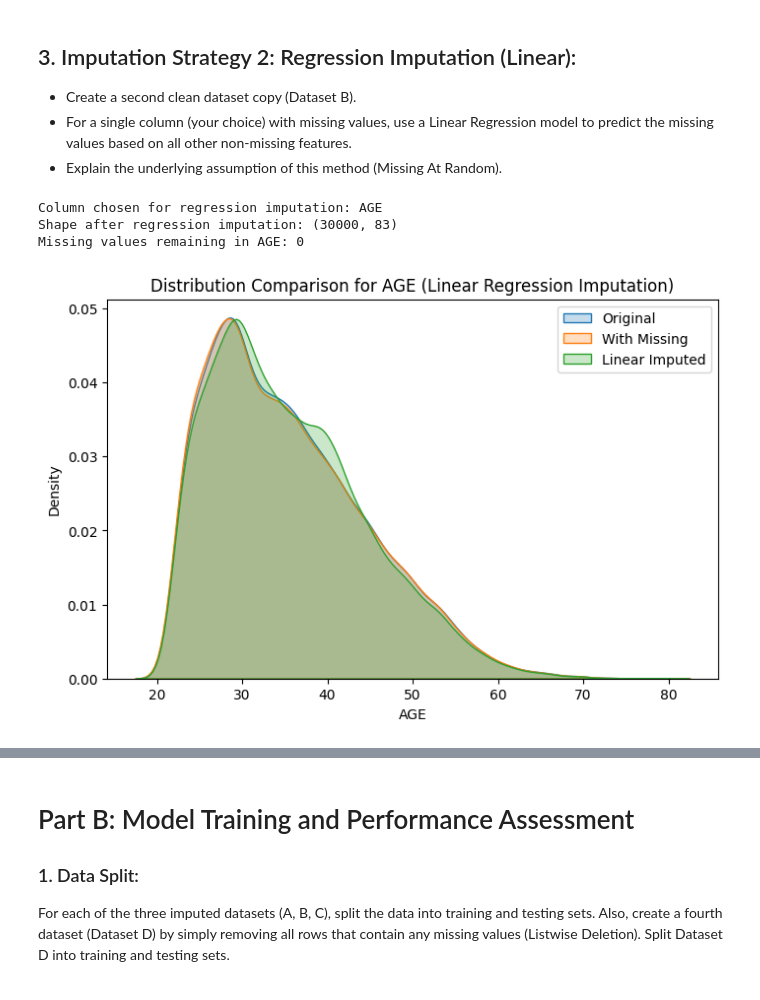
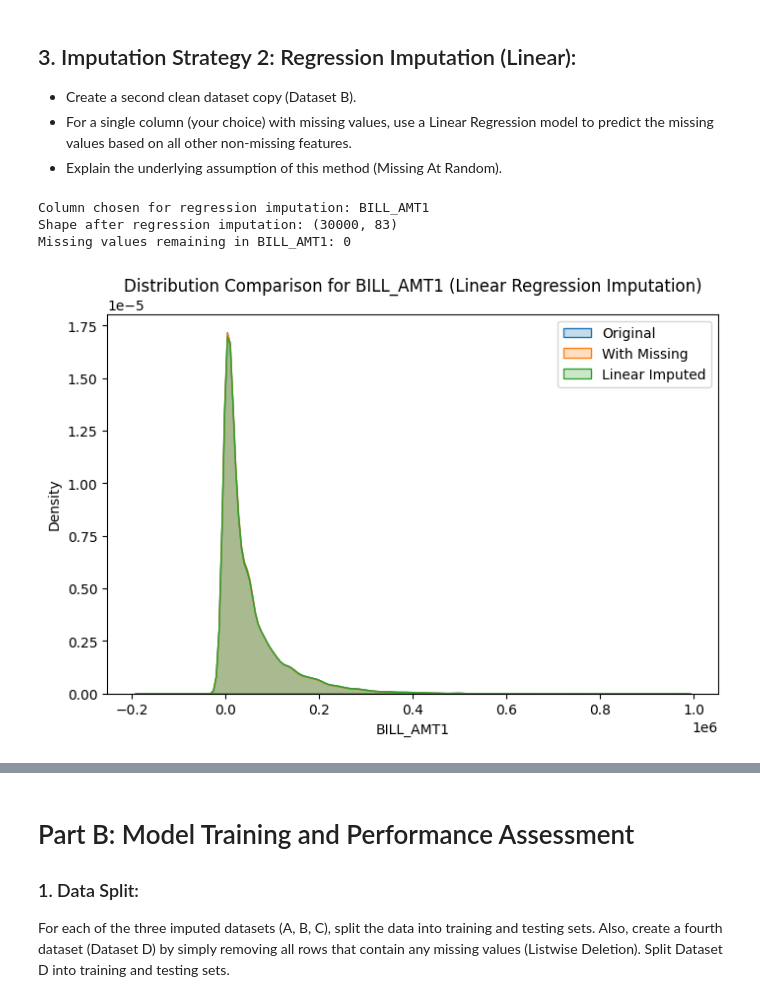
Before and after one commit to harshit-8118/assignment-6-harshit-8118, a Jupyter notebook: main.ipynb, the cells around one changed output, grey strips where cells are left out. Drawn from its saved outputs; the diff is of its cells as text; code cells hidden in the pictures.

```diff
--- a/main.ipynb
+++ b/main.ipynb
@@ -312,9 +383,9 @@ missing_cols = [c for c in ["AGE", "BILL_AMT1", "PAY_AMT1"] if c in numeric_cols
 print("Columns selected for MAR missingness:", missing_cols)
 
 
-# Introduce MAR missingness (~8% on average)
+# Introduce MAR missingness (~5% on average)
 frac_missing = 0.05
-cond_col = "LIMIT_BAL" if "LIMIT_BAL" in df.columns else num_cols[0]
+cond_col = "LIMIT_BAL" if "LIMIT_BAL" in df.columns else numeric_cols[0]
 
 def introduce_mar(series, cond_series, frac, random_state=RANDOM_STATE):
     n = len(series)
@@ -487,7 +558,7 @@ summary_df
 # %%
 Dataset_B = df_with_missing.copy() # For Linear Regression Imputation
 
-impute_col = missing_cols[0] # Age
+impute_col = missing_cols[1] # BILL_AMT1
 print(f"Column chosen for regression imputation: {impute_col}")
 
 # Fill other missing columns with median first (to avoid NaNs in predictors)
@@ -502,34 +573,34 @@ missing_df = Dataset_B[Dataset_B[impute_col].isnull()]
 # Define features (X) and target (y)
 features = [col for col in train_df.columns if col != impute_col]
 X_train = train_df[features]
 y_train = train_df[impute_col]
 X_predict = missing_df[features]
 
 lr = LinearRegression()
 lr.fit(X_train, y_train)
 
 # Predict missing values
 if not missing_df.empty:
     X_missing = missing_df[features]
     y_pred_missing = lr.predict(X_missing)
     Dataset_B.loc[Dataset_B[impute_col].isna(), impute_col] = y_pred_missing
 
 # Final median imputation to catch any remaining NAs
 Dataset_B[Dataset_B.columns] = SimpleImputer(strategy="median").fit_transform(Dataset_B)
 
 print("Shape after regression imputation:", Dataset_B.shape)
 print(f"Missing values remaining in {impute_col}: {Dataset_B[impute_col].isna().sum()}")
 
 plt.figure(figsize=(8,5))
 sns.kdeplot(df[impute_col], label="Original", fill=True)
 sns.kdeplot(df_with_missing[impute_col].dropna(), label="With Missing", fill=True)
 sns.kdeplot(Dataset_B[impute_col], label="Linear Imputed", fill=True)
 plt.title(f"Distribution Comparison for {impute_col} (Linear Regression Imputation)")
 plt.legend()
 plt.show()
 # %% [output]
-Column chosen for regression imputation: AGE
+Column chosen for regression imputation: BILL_AMT1
 Shape after regression imputation: (30000, 83)
-Missing values remaining in AGE: 0
+Missing values remaining in BILL_AMT1: 0
-[figure, old version]
+[figure, new version]
 # %%
```
Also changed, not shown: parts of 15 cells of this notebook, 1 other file.
